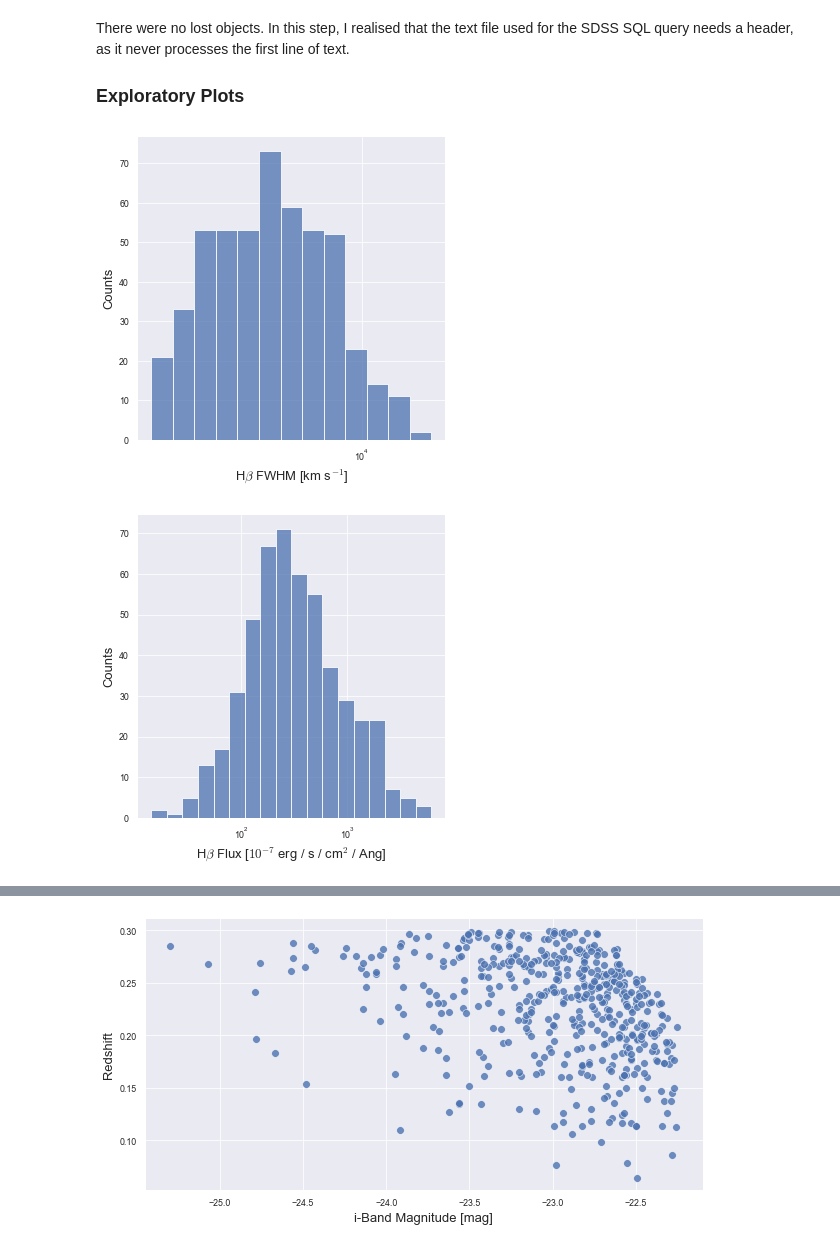
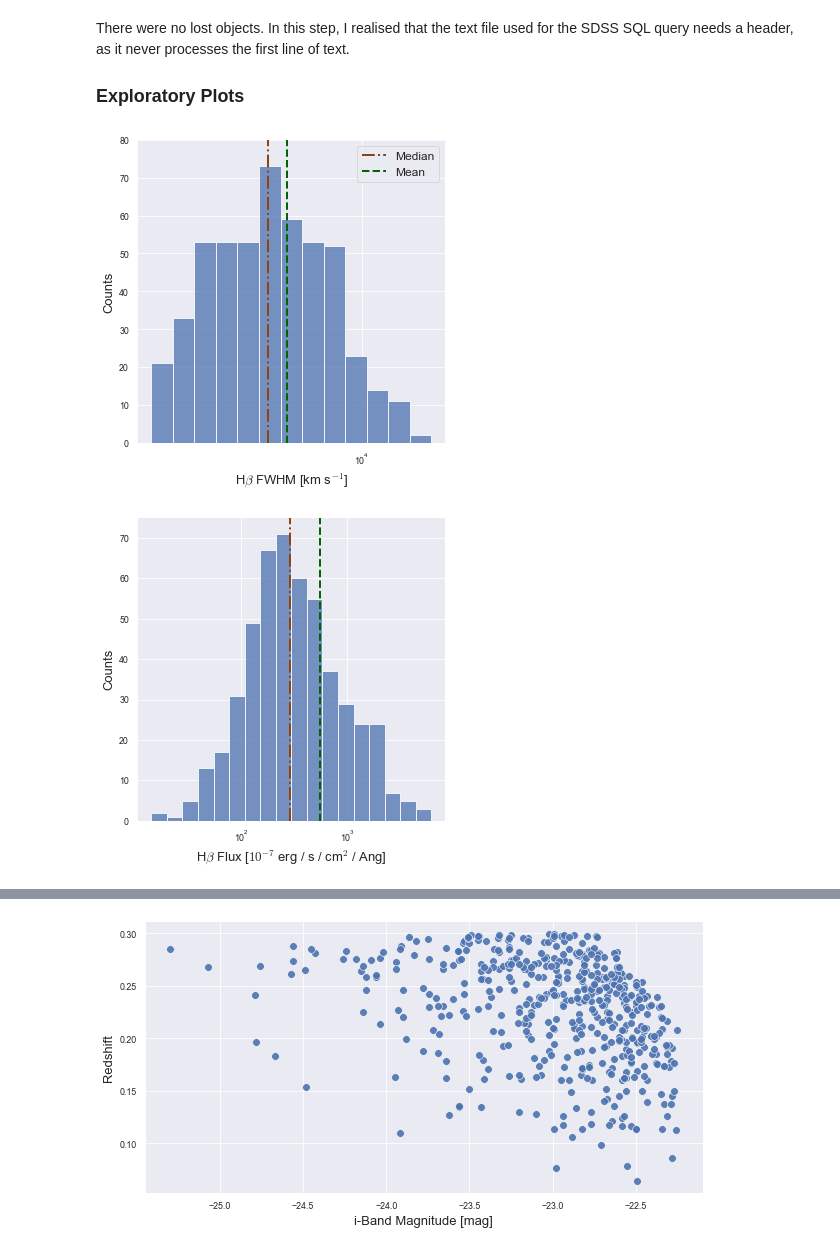
Before and after one commit to NicoGalvarino/AGN_Tutorials_Git, a Jupyter notebook: Tutorial_3_BH_params/Tutorial_3_BH_AD.ipynb, the cells around one changed output, grey strips where cells are left out. Drawn from its saved outputs; the diff is of its cells as text; code cells hidden in the pictures.

```diff
--- a/Tutorial_3_BH_params/Tutorial_3_BH_AD.ipynb
+++ b/Tutorial_3_BH_params/Tutorial_3_BH_AD.ipynb
@@ -180,17 +180,24 @@ There were no lost objects. In this step, I realised that the text file used for
 ### Exploratory Plots
 # %%
 sns.displot(data=qsos, x='fwhm_Hb', palette='colorblind', log_scale=True)
+plt.vlines(qsos['fwhm_Hb'].median(), 0, 80, color='saddlebrown', linewidth=2, linestyles='dashdot', label='Median')
+plt.vlines(qsos['fwhm_Hb'].mean(), 0, 80, color='darkgreen', linewidth=2, linestyles='dashed', label='Mean')
+plt.ylim(0, 80)
 
 plt.ylabel('Counts', fontsize=13);
 plt.xlabel(r'H$\beta$ FWHM [km s$^{-1}$]', fontsize=13);
+plt.legend(fontsize=12)
 
 # plt.savefig('qsos_Hbeta_fwhm_distr.pdf')
 
 plt.show()
 # %% [output]
-[figure, old version]
+[figure, new version]
 # %%
 sns.displot(data=qsos, x='h_beta_flux', palette='colorblind', log_scale=True)
+plt.vlines(qsos['h_beta_flux'].median(), 0, 75, color='saddlebrown', linewidth=2, linestyles='dashdot', label='Median')
+plt.vlines(qsos['h_beta_flux'].mean(), 0, 75, color='darkgreen', linewidth=2, linestyles='dashed', label='Mean')
+plt.ylim(0, 75)
 
 plt.ylabel('Counts', fontsize=13);
 plt.xlabel(r'H$\beta$ Flux [$10^{-7}$ erg / s / cm$^2$ / Ang]', fontsize=13);
@@ -199,5 +206,5 @@ plt.xlabel(r'H$\beta$ Flux [$10^{-7}$ erg / s / cm$^2$ / Ang]', fontsize=13);
 
 plt.show()
 # %% [output]
-[figure, old version]
+[figure, new version]
 # %%
```
Also changed, not shown: parts of 9 cells of this notebook, 4 other files.
